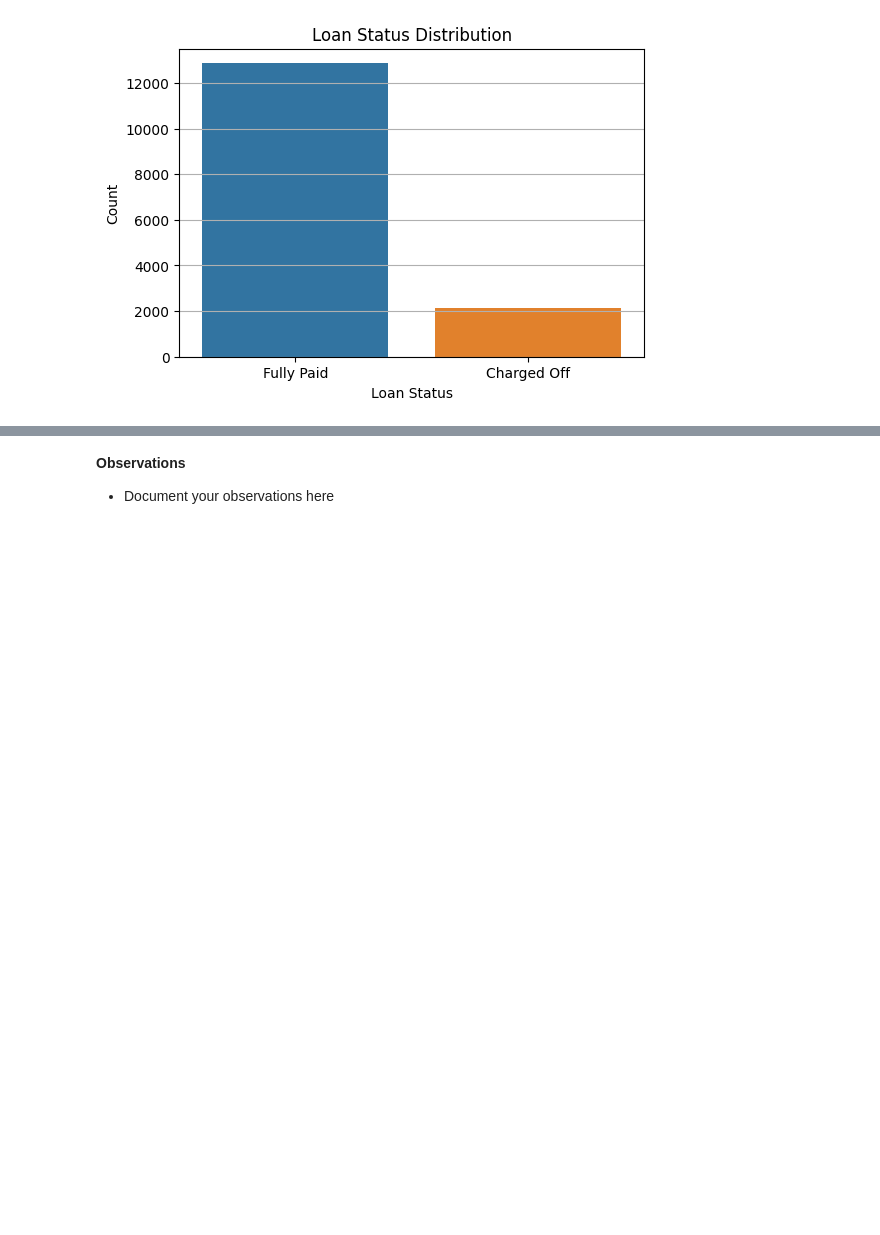
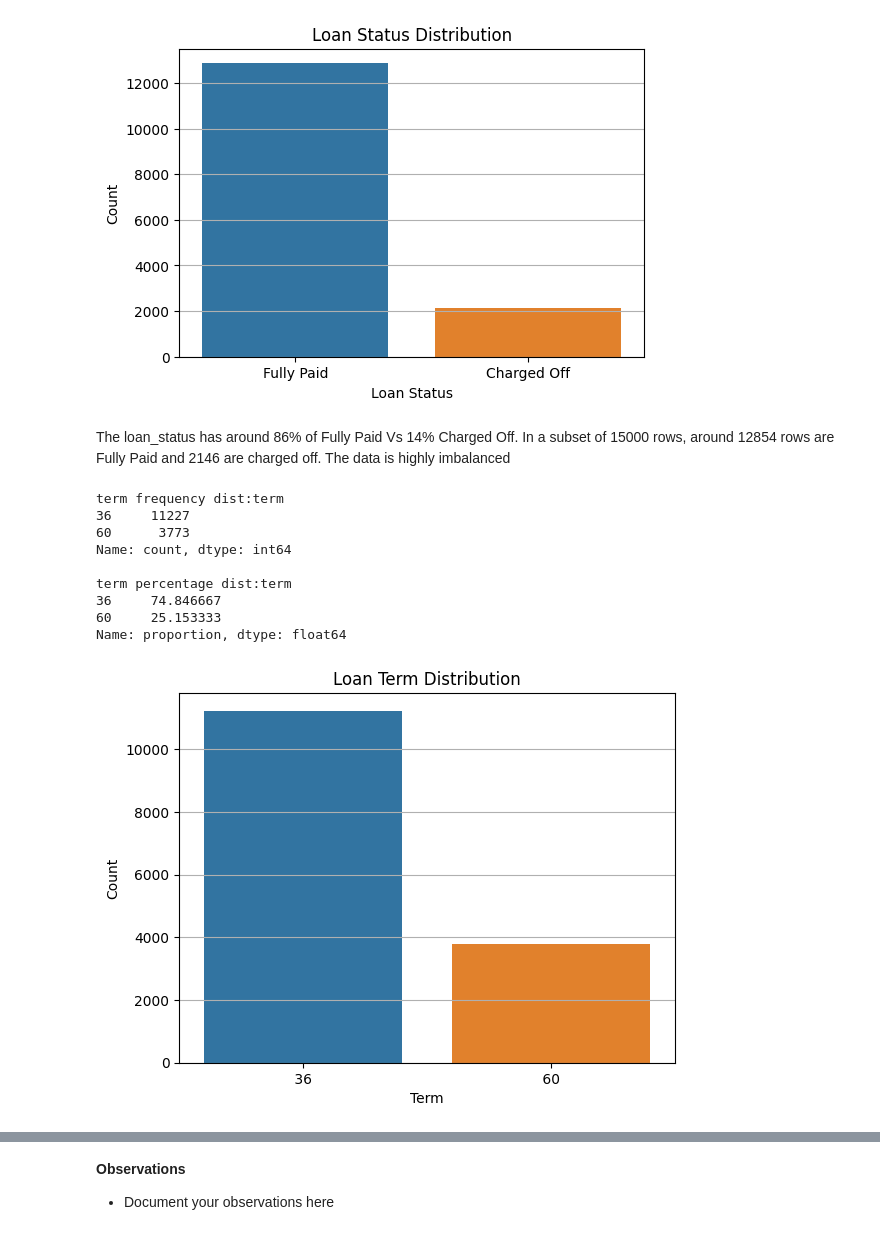
Before and after one commit to mkhallymysore/lending_club, a Jupyter notebook: Starter_Code_Loan_Approval_Lending_Club.ipynb, the cells around one changed output, grey strips where cells are left out. Drawn from its saved outputs; the diff is of its cells as text; code cells hidden in the pictures; blank space fills up the shorter version.

```diff
--- a/Starter_Code_Loan_Approval_Lending_Club.ipynb
+++ b/Starter_Code_Loan_Approval_Lending_Club.ipynb
@@ -462,0 +437,32 @@ Name: proportion, dtype: float64
+# %% [markdown]
+The loan_status has around 86% of Fully Paid Vs 14% Charged Off. In a subset of 15000 rows, around 12854 rows are Fully Paid and  2146 are charged off. The data is highly imbalanced
+# %%
+## Frequency count for Term
+term_counts = df_subset['term'].value_counts()
+print(f'term frequency dist:{term_counts}')
+print('')
+## Percentage distribution for Term
+term_percent = df_subset['term'].value_counts(normalize=True) * 100
+print(f'term percentage dist:{term_percent}')
+print('')
+#Bar Plot
+import seaborn as sns
+import matplotlib.pyplot as plt
+
+sns.countplot(data=df_subset, x='term', hue='term')
+plt.title('Loan Term Distribution')
+plt.xlabel('Term')
+plt.ylabel('Count')
+plt.grid(axis='y')
+plt.show()
+# %% [output]
+term frequency dist:term
+36     11227
+60      3773
+Name: count, dtype: int64
+
+term percentage dist:term
+36     74.846667
+60     25.153333
+Name: proportion, dtype: float64
+[figure, added]
```
Also changed, not shown: parts of 17 cells of this notebook.
